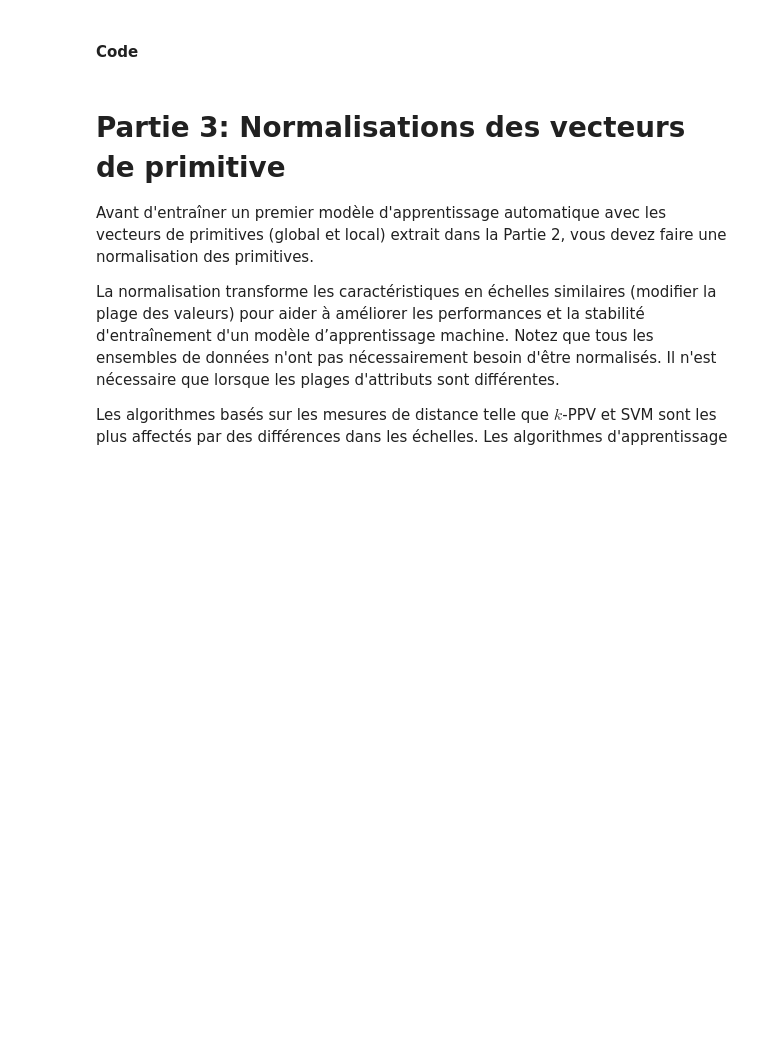
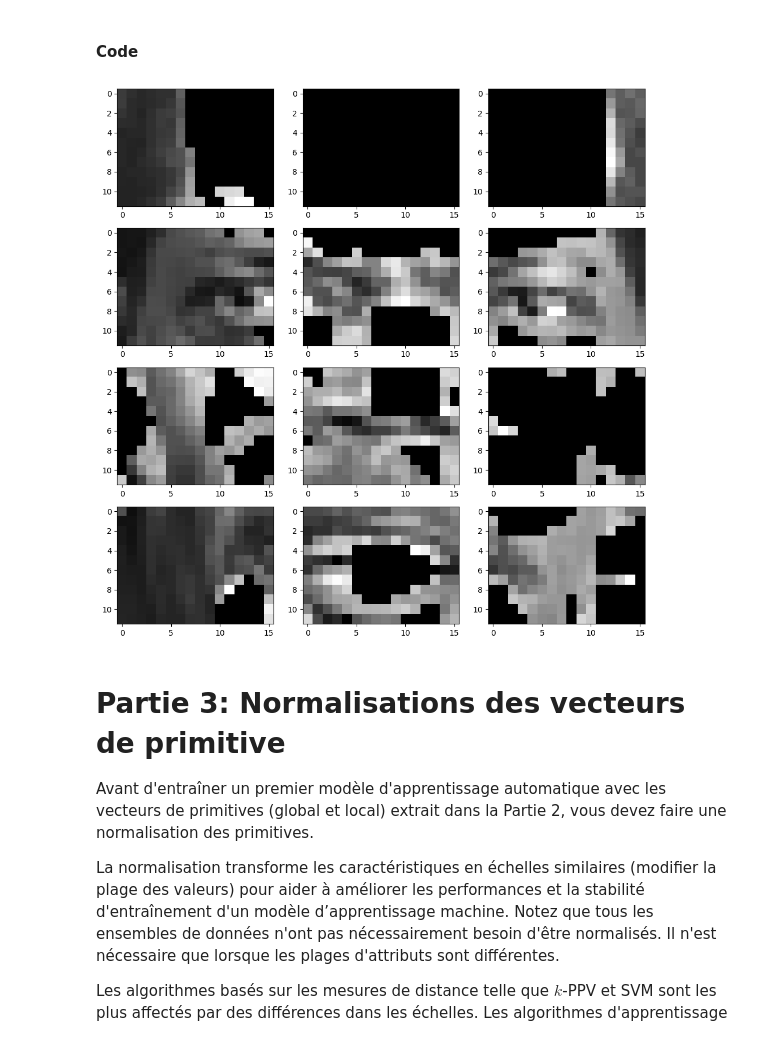
Before and after one commit to Scammaz/771-lab2, a Jupyter notebook: Lab2_GTI771_H24_Ver2.ipynb, the cells around one changed output. Saved outputs shown, nothing was run; the diff lists cells and outputs as text; code cells hidden in the pictures; blank space fills up the shorter version.

```diff
--- a/Lab2_GTI771_H24_Ver2.ipynb
+++ b/Lab2_GTI771_H24_Ver2.ipynb
@@ -149,3 +243,45 @@ Remarque: La dimension de vos nouveaux ensembles de données pourrait maintenant
+# %%
+# Votre code ici
+
+
+
+# Get the dimensions of the image
+height, width = masked_image.shape
+
+# Define the number of rows and columns for the grid
+rows = 4
+cols = 4
+
+# Calculate the size of each zone
+zone_height = height // rows
+zone_width = width // cols
+
+# Create subplots for each zone
+fig, axs = plt.subplots(rows, cols, figsize=(10, 10))
+
+# Iterate through each row and column
+for i in range(rows):
+    for j in range(cols):
+        # Calculate the start and end indices for slicing
+        start_row = i * zone_height
+        end_row = (i + 1) * zone_height
+        start_col = j * zone_width
+        end_col = (j + 1) * zone_width
+
+        # Slice the image to extract the current zone
+        zone = masked_image[start_row:end_row, start_col:end_col]
+
+        # Display the zone
+        axs[i, j].imshow(zone, cmap='gray')
+
+
+# Adjust layout to prevent overlap of subplots
+plt.tight_layout()
+
+# Show the plot
+plt.show()
+# %% [output]
+[figure, added]
 # %% [markdown]
 # Partie 3: Normalisations des vecteurs de primitive
 Avant d'entraîner un premier modèle d'apprentissage automatique avec les vecteurs de primitives (global et local) extrait dans la Partie 2, vous devez faire une normalisation des primitives.
```
Also changed, not shown: parts of 6 cells of this notebook.
